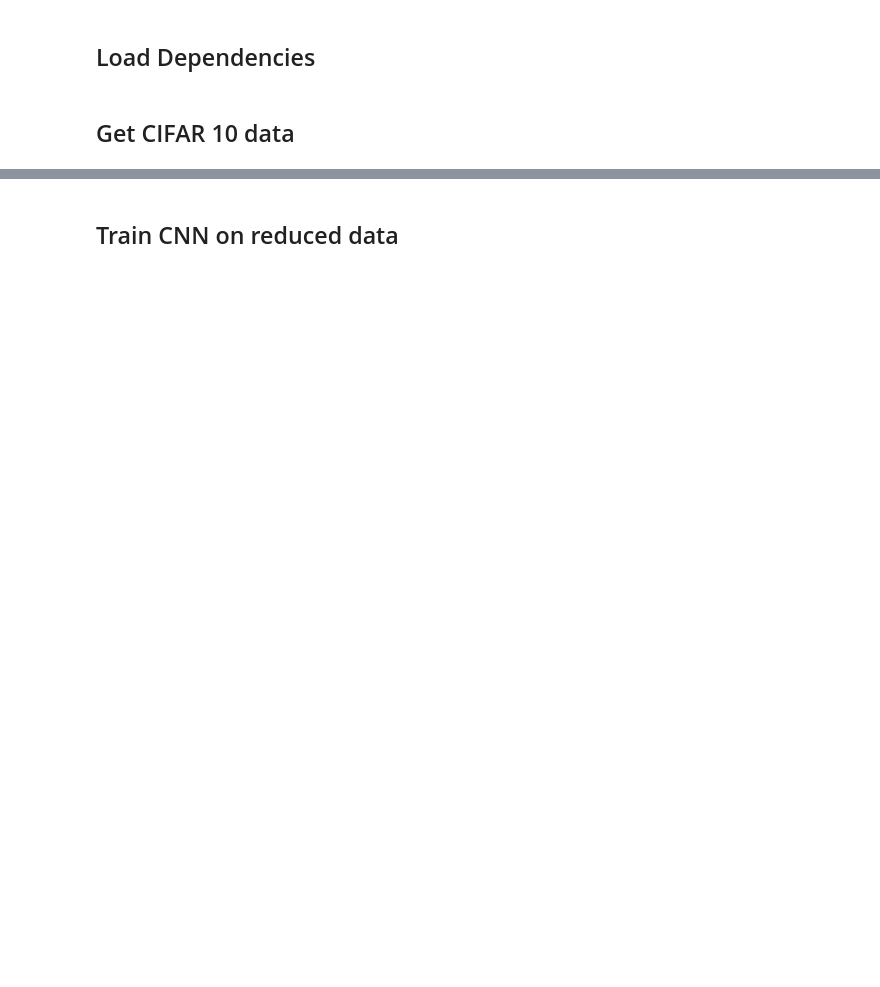
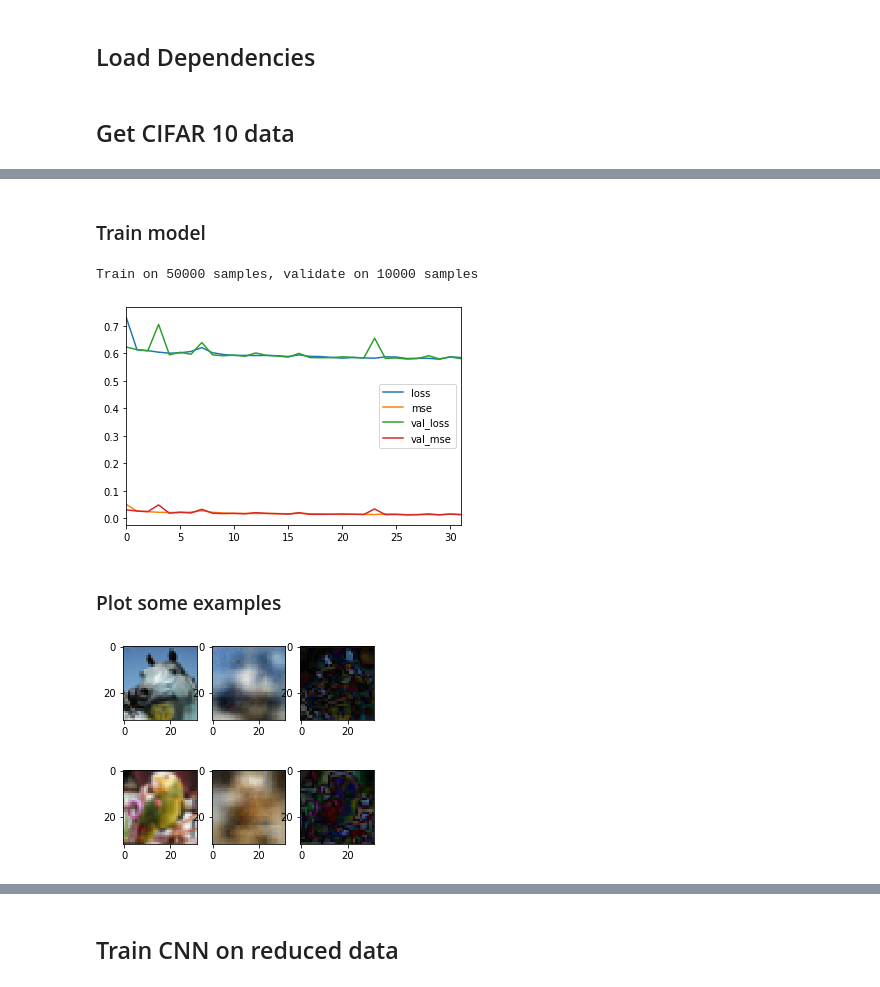
Before and after one commit to pbr142/handson-ml2, a Jupyter notebook: exercises/exercises_ch17.ipynb, the cells around one changed output, grey strips where cells are left out. Saved outputs shown, nothing was run; the diff lists cells and outputs as text; code cells hidden in the pictures; blank space fills up the shorter version.

```diff
--- a/exercises/exercises_ch17.ipynb
+++ b/exercises/exercises_ch17.ipynb
@@ -27,0 +64,9 @@ idx = np.random.choice(len(X_train), size=n, replace=False)
+# %%
+decoder = keras.models.Sequential([
+    keras.layers.Input(shape=encoder.output_shape[1:]),
+    cnn_layer(filters=64),
+    cnn_t_layer(filters=64),
+    cnn_layer(filters=32),
+    cnn_t_layer(filters=32),
+    cnn_t_layer(filters=3)
+])
@@ -27,0 +83,20 @@ idx = np.random.choice(len(X_train), size=n, replace=False)
+# %% [markdown]
+### Train model
+# %%
+optimizer = keras.optimizers.Nadam()
+autoencoder.compile(optimizer=optimizer, loss='binary_crossentropy', metrics=['mse'])
+# %%
+early_stopping_cb = keras.callbacks.EarlyStopping(patience=5)
+model_cb = keras.callbacks.ModelCheckpoint(filepath='cnn_autoencoder_cifar10.sav', save_best_only=True)
+callbacks = [early_stopping_cb, model_cb]
+# %%
+history = autoencoder.fit(X_train, X_train, batch_size=128, epochs=max_epochs, validation_data=(X_test, X_test), callbacks=callbacks)
+# %% [output]
+Train on 50000 samples, validate on 10000 samples
+# %%
+pd.DataFrame(history.history).plot()
+plt.show()
+# %% [output]
+[figure, added]
+# %% [markdown]
+### Plot some examples
@@ -27,0 +106,8 @@ idx = np.random.choice(len(X_train), size=n, replace=False)
+# %%
+plot_results()
+# %% [output]
+[figure, added]
+# %%
+plot_results()
+# %% [output]
+[figure, added]
```
Also changed, not shown: parts of 46 cells of this notebook, 4 other files.
